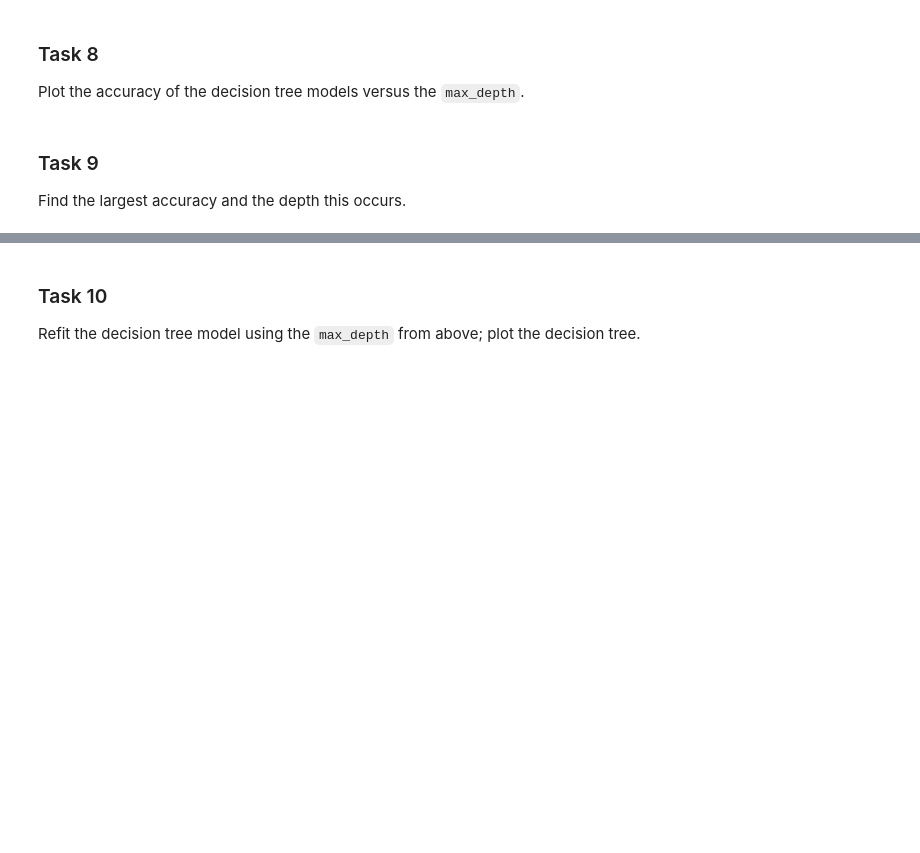
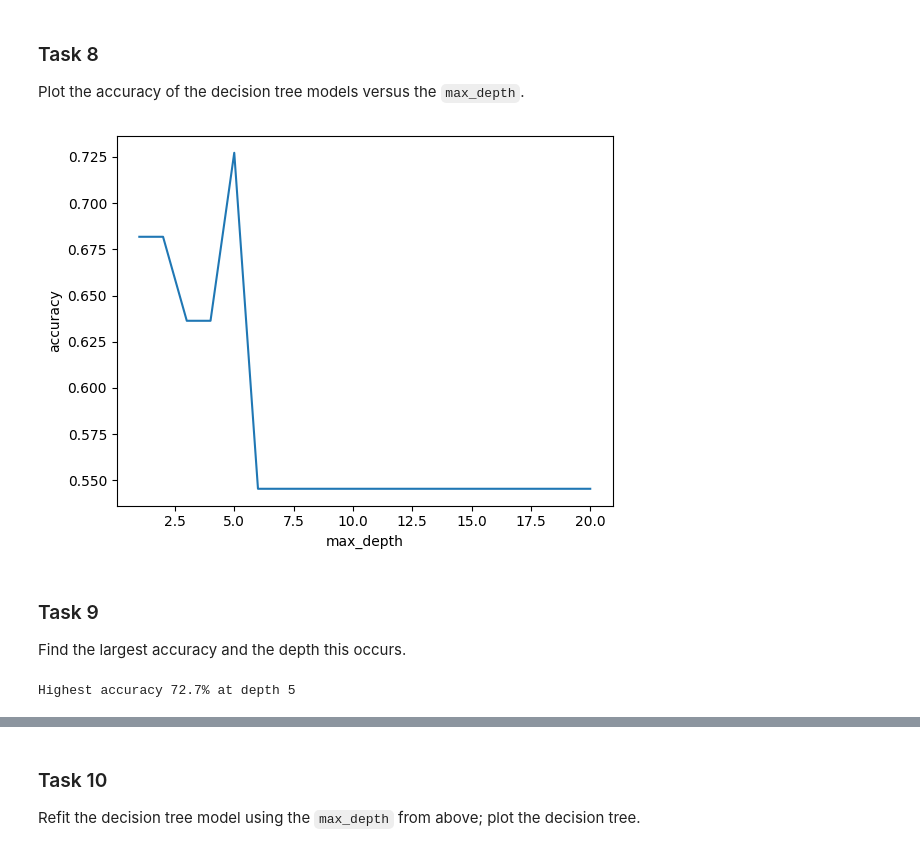
Before and after one commit to plewis3323/Summer_26, a Jupyter notebook: Summer_Space_Notes/Summer_26/AI_ML_Folder/workspace_exercies/Codecadamy/ML_career_Path_proj/BDT_Project.ipynb, the cells around one changed output, grey strips where cells are left out. Drawn from its saved outputs; the diff is of its cells as text; code cells hidden in the pictures; blank space fills up the shorter version.

```diff
--- a/Summer_Space_Notes/Summer_26/AI_ML_Folder/workspace_exercies/Codecadamy/ML_career_Path_proj/BDT_Project.ipynb
+++ b/Summer_Space_Notes/Summer_26/AI_ML_Folder/workspace_exercies/Codecadamy/ML_career_Path_proj/BDT_Project.ipynb
@@ -229,3 +229,4 @@ data = pd.get_dummies(df_36[var])
 Split the data into a train and test set.
 # %%
 # Split data into a train and test set
+train_data, test_data, train_labels, test_labels = train_test_split(data, labels, random_state=1, test_size=.4)
@@ -239,15 +249,30 @@ We will explore tuning the decision tree model by testing the performance over a
 # Fit a decision tree for max_depth values 1-20; save the accuracy score in acc_depth
 depths = range(1, 21)
 acc_depth = []
+for i in depths:
+    dt = DecisionTreeClassifier(random_state = 10, max_depth = i)
+    dt.fit(train_data, train_labels)
+    acc_depth.append(dt.score(test_data, test_labels))
 # %% [markdown]
 ### Task 8
 
 Plot the accuracy of the decision tree models versus the `max_depth`.
 # %%
 # Plot the accuracy vs depth
+plt.plot(depths, acc_depth)
+plt.xlabel('max_depth')
+plt.ylabel('accuracy')
+plt.show()
+# %% [output]
+[figure, added]
 # %% [markdown]
 ### Task 9
 
 Find the largest accuracy and the depth this occurs.
 # %%
 # Find the largest accuracy and the depth this occurs
+max_acc = np.max(acc_depth)
+max_dep = depths[np.argmax(acc_depth)]
+print(f'Highest accuracy {round(max_acc,3)*100}% at depth {max_dep}')
+# %% [output]
+Highest accuracy 72.7% at depth 5
```
Also changed, not shown: parts of 9 cells of this notebook, 18 other files.
